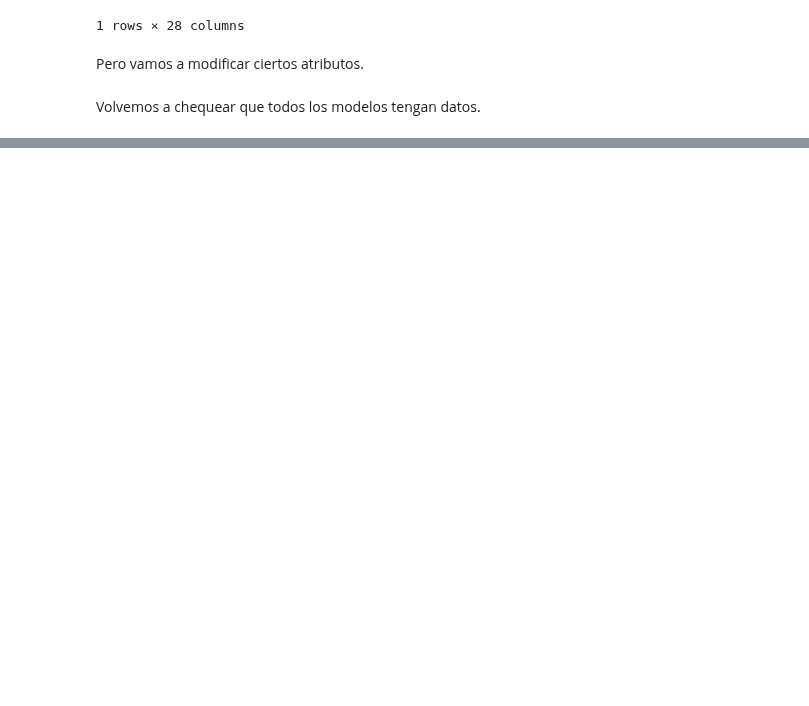
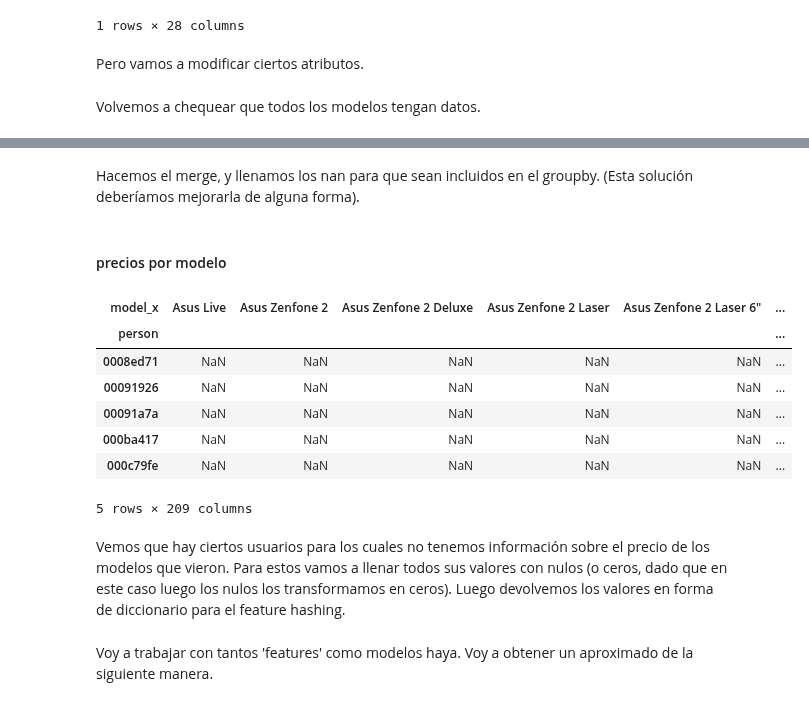
Before and after one commit to seblaz/7506-datos-tp2, a Jupyter notebook: Features/Features Seba.ipynb, the cells around one changed output, grey strips where cells are left out. Drawn from its saved outputs; the diff is of its cells as text; code cells hidden in the pictures; blank space fills up the shorter version.

Commit message:
Agrego dos features de precios

```diff
--- a/Features/Features Seba.ipynb
+++ b/Features/Features Seba.ipynb
@@ -336,0 +342,28 @@ assert(precios[precios['price_current'].isna()].shape[0] == 0)
+# %%
+precios.index = precios.index.astype('category')
+# %% [markdown]
+Hacemos el merge, y llenamos los nan para que sean incluidos en el groupby. (Esta solución deberíamos mejorarla de alguna forma).
+# %% [markdown]
+#### precios por modelo
+# %%
+columna_f_h = 'model_x'
+# %%
+df_merged = df.merge(precios, how='left', on='sku')
+df_merged[columna_f_h].cat.add_categories(['nan'], inplace=True)
+df_merged[columna_f_h].fillna('nan', inplace=True)
+# %%
+grouped = df_merged.groupby(['person', columna_f_h]).agg({'price_current': 'mean'}).unstack()
+grouped.columns = grouped.columns.droplevel()
+assert(grouped.shape[0] == df_features.shape[0])
+grouped.head()
+# %% [output]
+| model_x | Asus Live | Asus Zenfone 2 | Asus Zenfone 2 Deluxe | Asus Zenfone 2 Laser | Asus Zenfone 2 Laser 6" | ... |
+| person |  |  |  |  |  | ... |
+| 0008ed71 | NaN | NaN | NaN | NaN | NaN | ... |
+| 00091926 | NaN | NaN | NaN | NaN | NaN | ... |
+| 00091a7a | NaN | NaN | NaN | NaN | NaN | ... |
+| 000ba417 | NaN | NaN | NaN | NaN | NaN | ... |
+| 000c79fe | NaN | NaN | NaN | NaN | NaN | ... |
+5 rows × 209 columns
+# %% [markdown]
+Vemos que hay ciertos usuarios para los cuales no tenemos información sobre el precio de los modelos que vieron. Para estos vamos a llenar todos sus valores con nulos (o ceros,  dado que en este caso luego los nulos los transformamos en ceros). Luego devolvemos los valores en forma de diccionario para el feature hashing.
@@ -336,0 +372,2 @@ assert(precios[precios['price_current'].isna()].shape[0] == 0)
+# %% [markdown]
+Voy a trabajar con tantos 'features' como modelos haya. Voy a obtener un aproximado de la siguiente manera.
```
Also changed, not shown: parts of 17 cells of this notebook.
